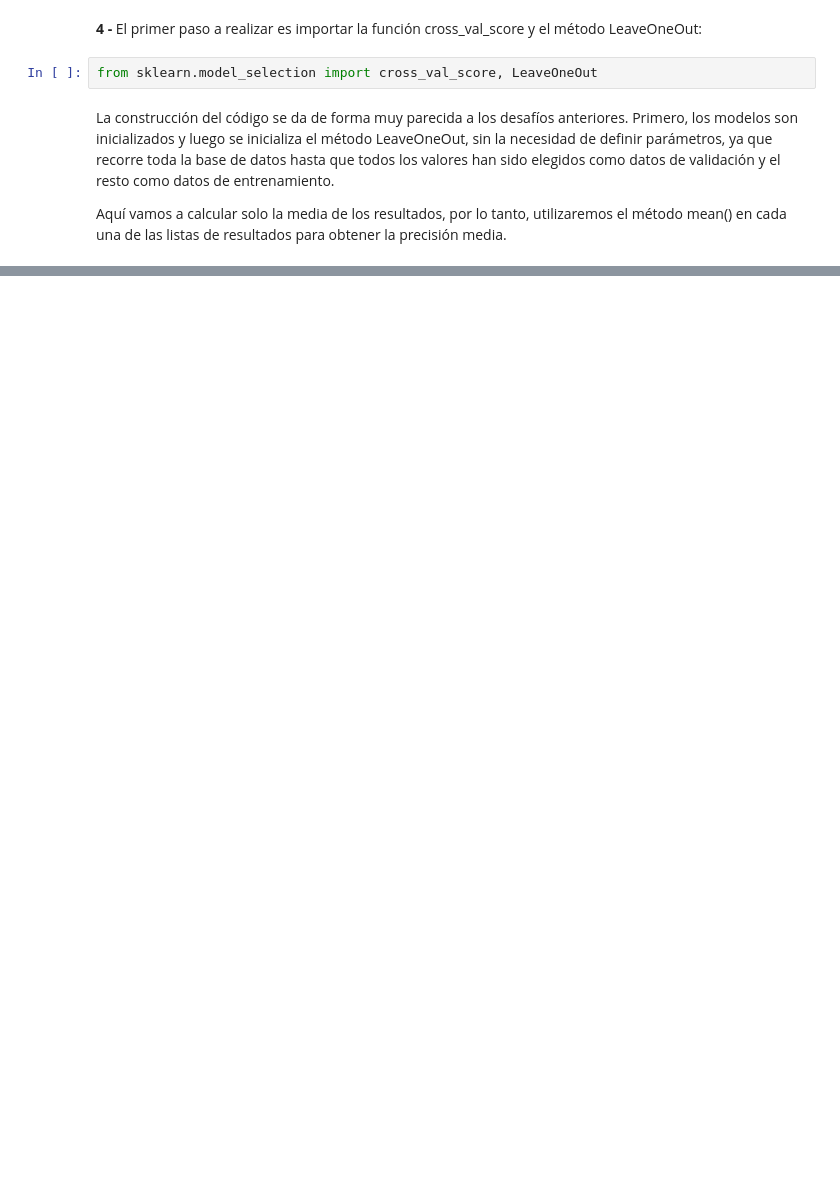
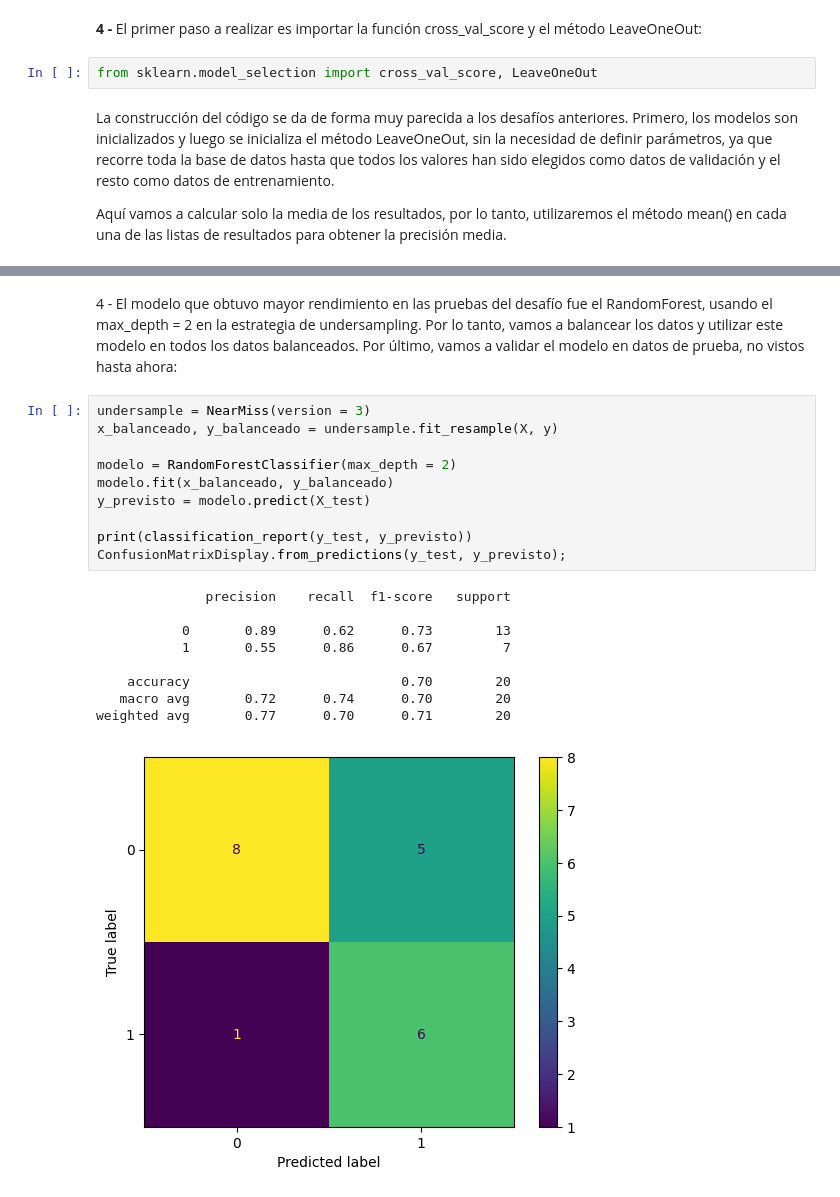
Before and after one commit to Ivan8Garcia/data-science, a Jupyter notebook: Clasificacion_validacion_y_metricas.ipynb, the cells around one changed output, grey strips where cells are left out. Saved outputs shown, nothing was run; the diff lists cells and outputs as text; blank space fills up the shorter version.

```diff
--- a/Clasificacion_validacion_y_metricas.ipynb
+++ b/Clasificacion_validacion_y_metricas.ipynb
@@ -645,0 +844,22 @@ Precisión media (Random Forest):0.6684491978609626
+# %% [markdown]
+4 - El modelo que obtuvo mayor rendimiento en las pruebas del desafío fue el RandomForest, usando el max_depth = 2 en la estrategia de undersampling. Por lo tanto, vamos a balancear los datos y utilizar este modelo en todos los datos balanceados. Por último, vamos a validar el modelo en datos de prueba, no vistos hasta ahora:
+# %%
+undersample = NearMiss(version = 3)
+x_balanceado, y_balanceado = undersample.fit_resample(X, y)
+
+modelo = RandomForestClassifier(max_depth = 2)
+modelo.fit(x_balanceado, y_balanceado)
+y_previsto = modelo.predict(X_test)
+
+print(classification_report(y_test, y_previsto))
+ConfusionMatrixDisplay.from_predictions(y_test, y_previsto);
+# %% [output]
+              precision    recall  f1-score   support
+
+           0       0.89      0.62      0.73        13
+           1       0.55      0.86      0.67         7
+
+    accuracy                           0.70        20
+   macro avg       0.72      0.74      0.70        20
+weighted avg       0.77      0.70      0.71        20
+[figure, added]
```
Also changed, not shown: parts of 69 cells of this notebook.
